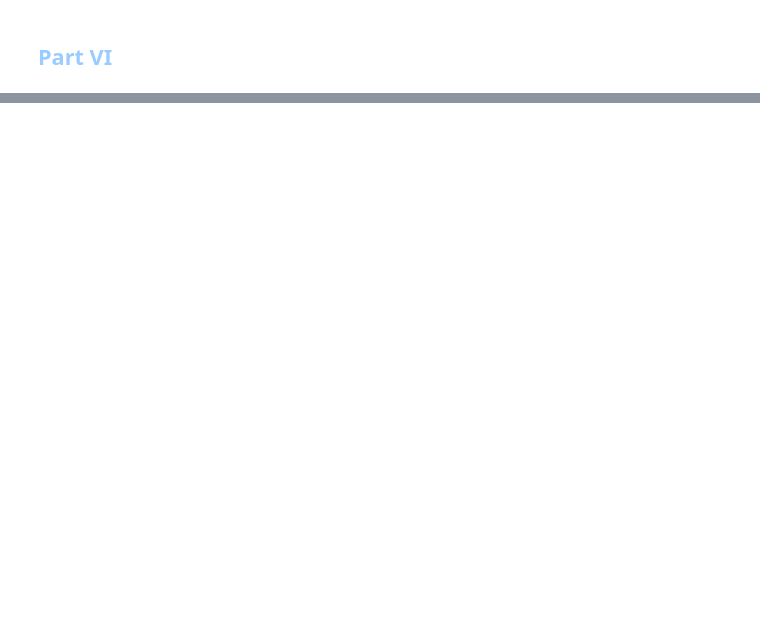
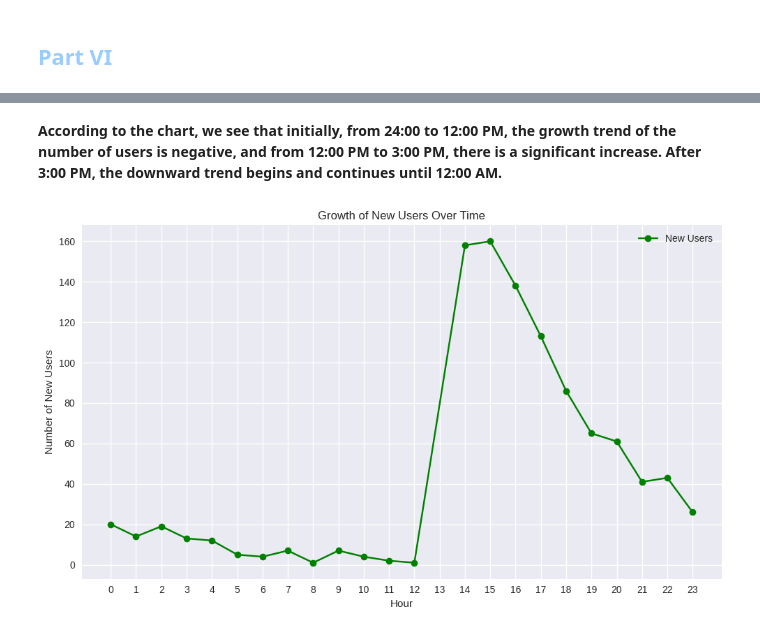
Before and after one commit to erfan-f/Data-Science-Course, a Jupyter notebook: CA2/notebook.ipynb, the cells around one changed output, grey strips where cells are left out. Drawn from its saved outputs; the diff is of its cells as text; code cells hidden in the pictures; blank space fills up the shorter version.

```diff
--- a/CA2/notebook.ipynb
+++ b/CA2/notebook.ipynb
@@ -291,0 +573,19 @@ if documents:
+# %% [markdown]
+**According to the chart, we see that initially, from 24:00 to 12:00 PM, the growth trend of the number of users is negative, and from 12:00 PM to 3:00 PM, there is a significant increase. After 3:00 PM, the downward trend begins and continues until 12:00 AM.**
+# %%
+first_tx_per_user = df.groupby('customer_id')['timestamp'].min()
+
+new_users_per_day = first_tx_per_user.groupby(first_tx_per_user.dt.hour).count()
+
+plt.figure(figsize=(10, 6))
+new_users_per_day.plot(kind='line', marker='o', color='green', label='New Users')
+plt.title('Growth of New Users Over Time')
+plt.xlabel('Hour')
+plt.xticks(range(0, 24))
+plt.ylabel('Number of New Users')
+plt.legend(loc='upper right')
+plt.grid(True)
+plt.tight_layout()
+plt.show()
+# %% [output]
+[figure, added]
```
Also changed, not shown: parts of 44 cells of this notebook, 5 other files.
